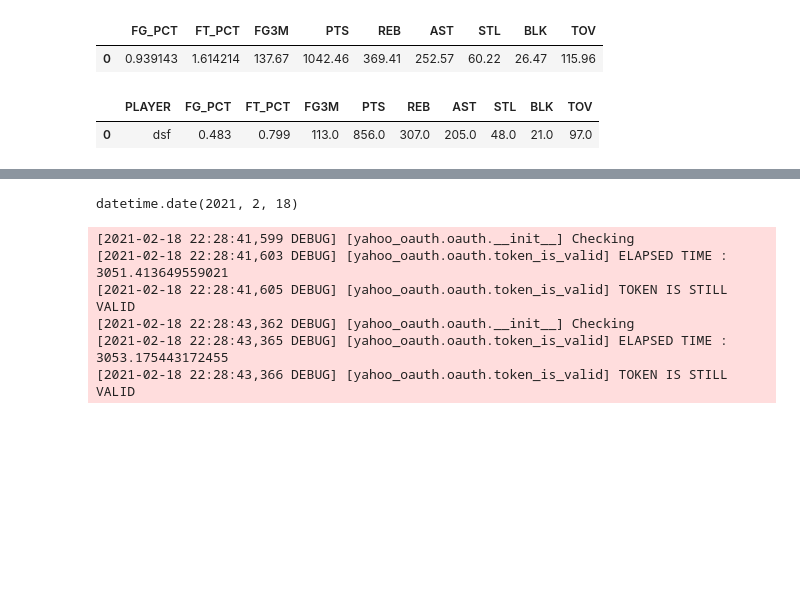
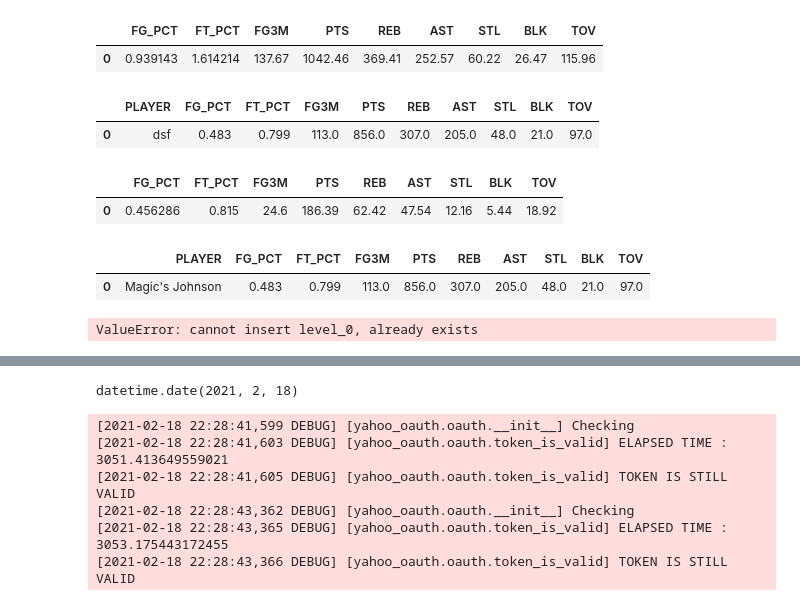
Before and after one commit to JaumeClave/waiver_wire_machine, a Jupyter notebook: notebooks/04_matchup_evaluator.ipynb, the cells around one changed output, grey strips where cells are left out. Saved outputs shown, nothing was run; the diff lists cells and outputs as text; code cells hidden in the pictures; blank space fills up the shorter version.

```diff
--- a/notebooks/04_matchup_evaluator.ipynb
+++ b/notebooks/04_matchup_evaluator.ipynb
@@ -1928,3 +1951,20 @@ def add_live_stats_and_predicted_dataframes(live_stats_dataframe,
                                                 live_plus_prediction_dataframe])
     live_plus_prediction_dataframe[PLAYER_COLUMN] = team_name
     return live_plus_prediction_dataframe
+# %%
+total_row_predicted_stats_datafame
+# %% [output]
+|  | FG_PCT | FT_PCT | FG3M | PTS | REB | AST | STL | BLK | TOV |
+| 0 | 0.456286 | 0.815 | 24.6 | 186.39 | 62.42 | 47.54 | 12.16 | 5.44 | 18.92 |
+# %%
+team1_live_stats
+# %% [output]
+|  | PLAYER | FG_PCT | FT_PCT | FG3M | PTS | REB | AST | STL | BLK | TOV |
+| 0 | Magic's Johnson | 0.483 | 0.799 | 113.0 | 856.0 | 307.0 | 205.0 | 48.0 | 21.0 | 97.0 |
+# %%
+live_plus_prediction_dataframe = add_live_stats_and_predicted_dataframes(team1_live_stats,
+                                            total_row_predicted_stats_datafame, team1_name)
+
+live_plus_prediction_dataframe
+# %% [output]
+ValueError: cannot insert level_0, already exists
```
Also changed, not shown: parts of 20 cells of this notebook, 2 other files.
